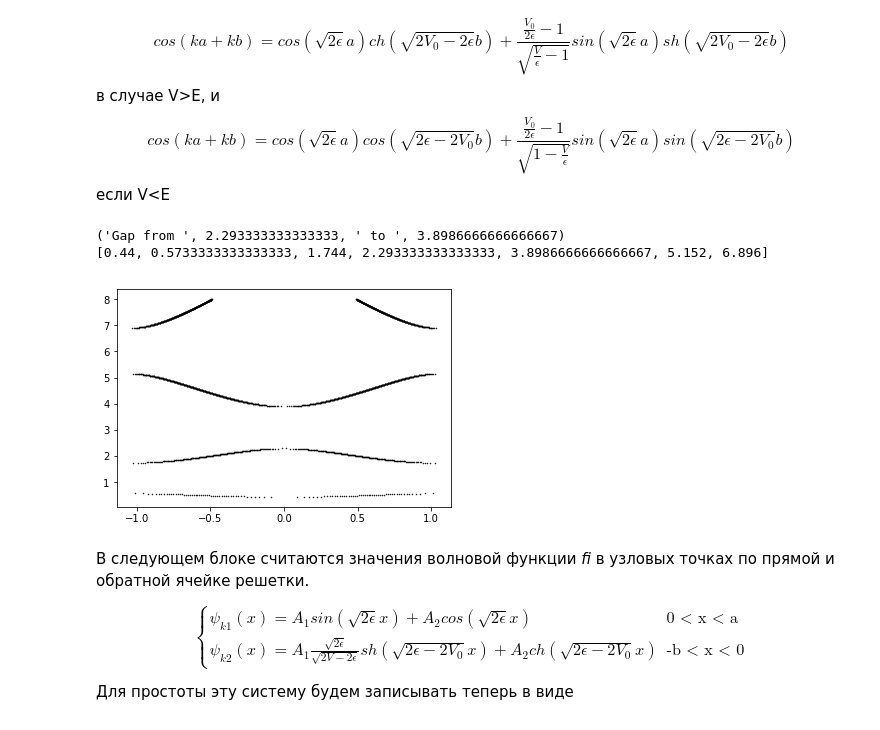
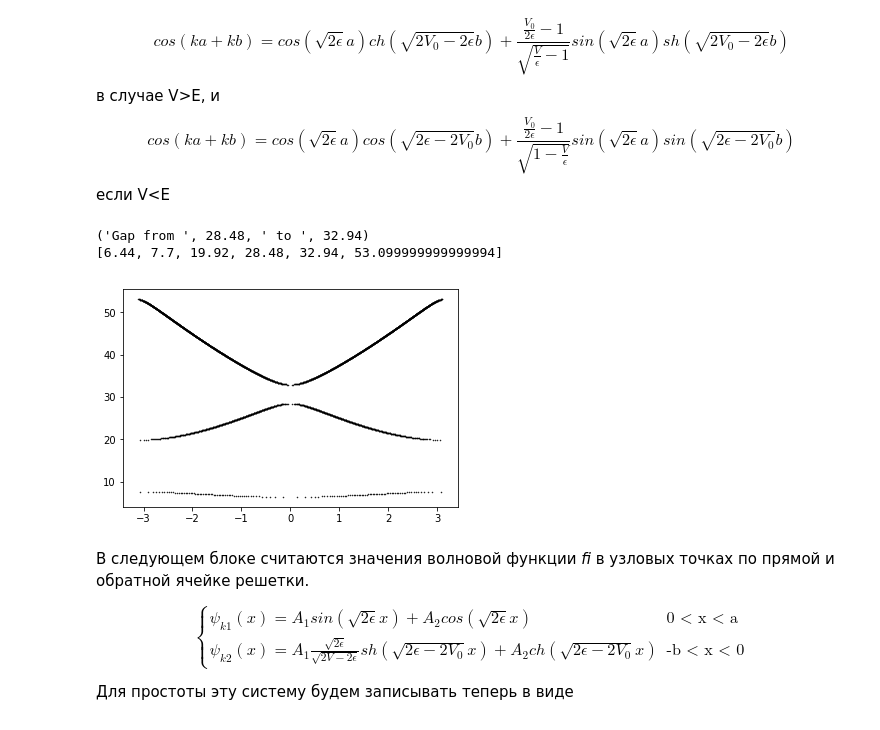
Before and after one commit to MegedMC/KP_problem, a Jupyter notebook: KP_border_WF.ipynb, the cells around one changed output. Cells and saved outputs as stored; diff of their text form; code cells hidden in the pictures.

```diff
--- a/KP_border_WF.ipynb
+++ b/KP_border_WF.ipynb
@@ -8,22 +8,26 @@ import scipy.integrate as integrate
 import scipy.special
 import cmath
 from IPython.display import clear_output
-a = 2.6             #width of a well
-b = 0.4             #width of a barrier
-V = 8.0             #height of a barrier
-N = 201             #fragmentation of Brillouin zone from 0 to pi/(a+b)
-N_r = 21         #fragmentation of lattice (for counting integrals in F)
-A_SC = 0.955                #parameter in SC kernel
+a = 0.5             #width of a well
+b = 0.5             #width of a barrier
+V = 20.0             #height of a barrier
+N = 150           #fragmentation of Brillouin zone from 0 to pi/(a+b)
+N_r = 40        #fragmentation of lattice (for counting integrals in F)
+A_SC = 2.39                #parameter in SC kernel
 alph = 0.01                 #another parameter in SC
 A_contact = 3.77            #parameter in contact kernel
+A_LR = 15.                  #parameter in long-range kernel
+Volume = math.sqrt(N)*(a+b)
 E_down = lambda E: math.cos(math.sqrt(2*E)*a) * math.cosh(b * math.sqrt(2 * V - 2 * E)) + \
                    (V / (2*E) - 1.) / math.sqrt(V/E - 1.) * math.sinh(math.sqrt(2*V - 2*E)*b) * \
                     math.sin(math.sqrt(2*E)*a) - math.cos(k * (a+b))
 E_up = lambda E: math.cos(math.sqrt(2*E)*a) * math.cos(b * math.sqrt(2 * E - 2 * V)) + \
                    (V / (2*E) - 1.) / math.sqrt(1. - V/E) * math.sin(math.sqrt(2*E - 2*V)*b) * \
                     math.sin(math.sqrt(2*E)*a) - math.cos(k * (a+b))
-k_map = numpy.linspace(-math.pi/(a+b), math.pi/(a + b), N)
-r_map = numpy.linspace(-b, a, N_r)
+k_map = numpy.arange(0,N) * 2. * math.pi/(a+b)/N - math.pi/(a+b)
+#k_map = numpy.linspace(-math.pi/(a+b),math.pi/(a+b),N)
+r_map = numpy.arange(0,N_r) * (a+b) / N_r - b
+#r_map = numpy.linspace(-b,a,N_r)
 for i in range (0, N_r):
     if (r_map[i]<=0):
         N_b = i
@@ -64,7 +68,7 @@ Func_up = lambda E: math.cos(math.sqrt(2*E)*a) * math.cos(b * math.sqrt(2 * E -
                     math.sin(math.sqrt(2*E)*a)
 checker = False
 E_border = []
-D = 3000
+D = 1000
 Id = numpy.zeros((N,2), dtype=int)
 for i in range (1,D):
     E = i * V / D
@@ -123,36 +127,36 @@ while (Ml<6):
             plt.plot(k, E, 'k.', marker='.', linestyle='dashed', linewidth=2, markersize=1)
         if math.fabs(Efunc) >1:
             if (checker == True):
                 E_border.append(E-V/D)
                 checker = False
     count = count + 1
     Ml = len(E_border)
 if  (M==3):
     Anchor[0] = V * 0.99999
     Anchor[1] = V * 1.00001
     Anchor[2] = (E_border[4]+E_border[5])/2.
     Anchor[3] = Anchor[2]
 elif (M==5):
     Anchor[2] = V * 0.99999
     Anchor[3] = V * 1.00001
     Anchor[0] = (E_border[2]+E_border[3])/2.
     Anchor[1] = Anchor[0]
 elif (M==2):
     Anchor[1] = V * 1.00001
     Anchor[2] = (E_border[4]+E_border[5])/2.
     Anchor[3] = Anchor[2]
 else:
     Anchor[0] = (E_border[2]+E_border[3])/2.
     Anchor[1] = Anchor[0]
     Anchor[2] = (E_border[4]+E_border[5])/2.
     Anchor[3] = Anchor[2]
 print('Gap from ', E_border[3], ' to ', E_border[4])
 print(E_border)
 plt.show()
 # %% [output]
-('Gap from ', 2.293333333333333, ' to ', 3.8986666666666667)
-[0.44, 0.5733333333333333, 1.744, 2.293333333333333, 3.8986666666666667, 5.152, 6.896]
+('Gap from ', 28.48, ' to ', 32.94)
+[6.44, 7.7, 19.92, 28.48, 32.94, 53.099999999999994]
-[figure, old version]
+[figure, new version]
 # %% [markdown]
 В следующем блоке считаются значения волновой функции *fi* в узловых точках по прямой и обратной ячейке решетки.
 
```
Also changed, not shown: parts of 10 cells of this notebook.
